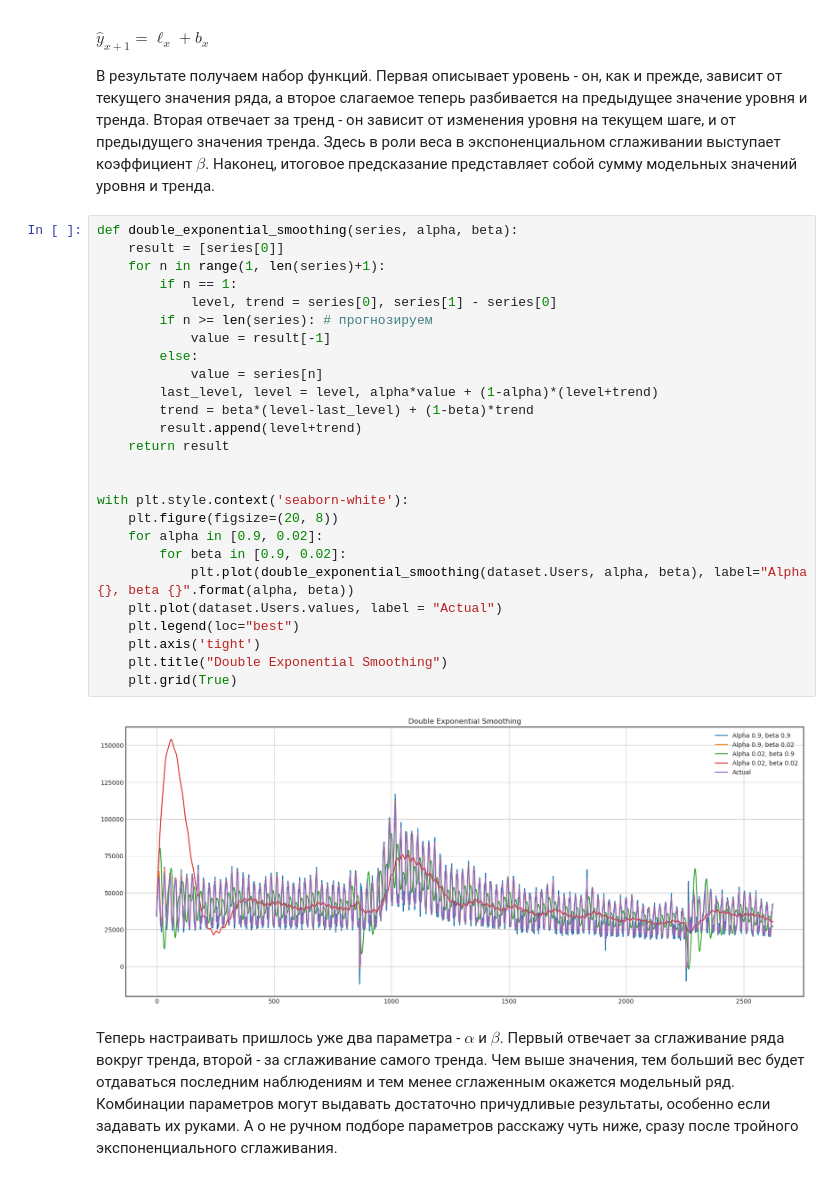
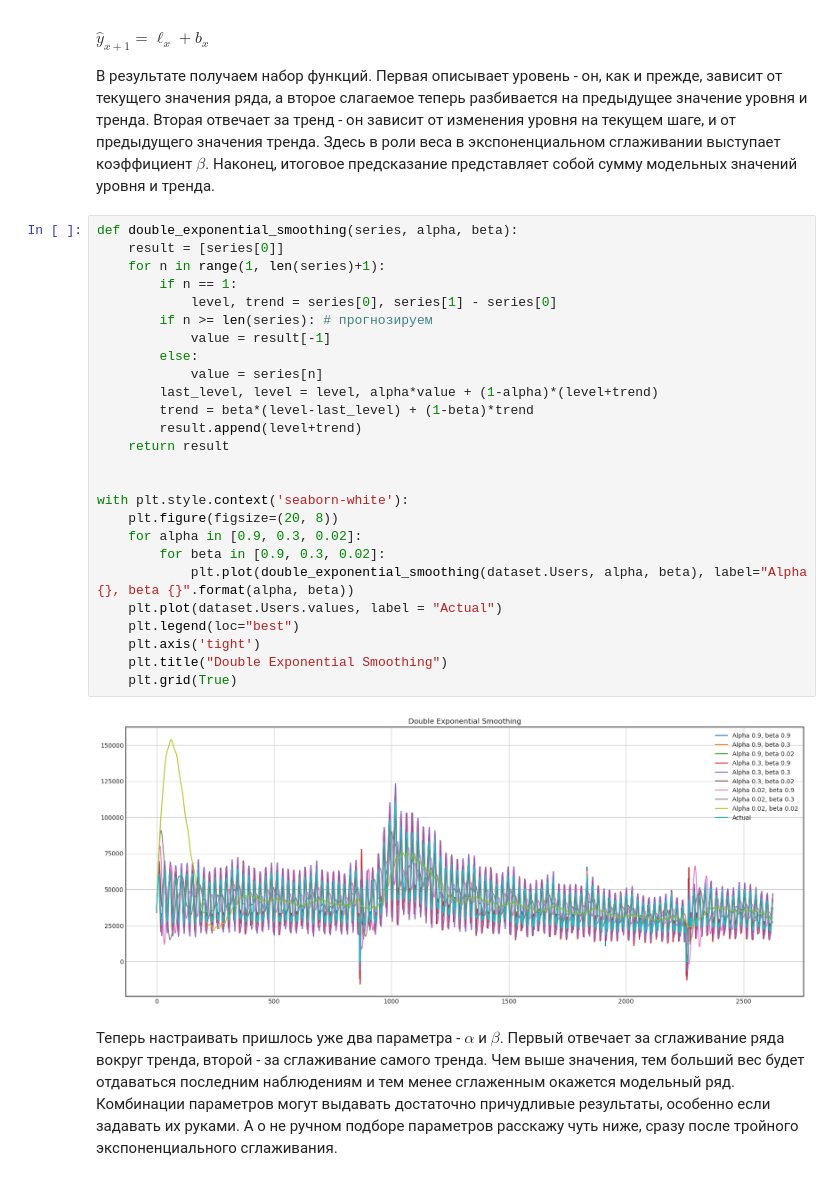
Before and after one commit to egorgrinevich/TMS_projects, a Jupyter notebook: Lesson_38/Lesson 38.ipynb, the cells around one changed output. Cells and saved outputs as stored; diff of their text form.

```diff
--- a/Lesson_38/Lesson 38.ipynb
+++ b/Lesson_38/Lesson 38.ipynb
@@ -183,31 +183,31 @@ $\hat{y}_{x+1} = \ell_x + b_x$
 # %%
 def double_exponential_smoothing(series, alpha, beta):
     result = [series[0]]
     for n in range(1, len(series)+1):
         if n == 1:
             level, trend = series[0], series[1] - series[0]
         if n >= len(series): # прогнозируем
             value = result[-1]
         else:
             value = series[n]
         last_level, level = level, alpha*value + (1-alpha)*(level+trend)
         trend = beta*(level-last_level) + (1-beta)*trend
         result.append(level+trend)
     return result
 
 
 with plt.style.context('seaborn-white'):
     plt.figure(figsize=(20, 8))
-    for alpha in [0.9, 0.02]:
-        for beta in [0.9, 0.02]:
+    for alpha in [0.9, 0.3, 0.02]:
+        for beta in [0.9, 0.3, 0.02]:
             plt.plot(double_exponential_smoothing(dataset.Users, alpha, beta), label="Alpha {}, beta {}".format(alpha, beta))
     plt.plot(dataset.Users.values, label = "Actual")
     plt.legend(loc="best")
     plt.axis('tight')
     plt.title("Double Exponential Smoothing")
     plt.grid(True)
 # %% [output]
-[figure, old version]
+[figure, new version]
 # %% [markdown]
 Теперь настраивать пришлось уже два параметра - $\alpha$ и $\beta$. Первый отвечает за сглаживание ряда вокруг тренда, второй - за сглаживание самого тренда. Чем выше значения, тем больший вес будет отдаваться последним наблюдениям и тем менее сглаженным окажется модельный ряд. Комбинации параметров могут выдавать достаточно причудливые результаты, особенно если задавать их руками. А о не ручном подборе параметров расскажу чуть ниже, сразу после тройного экспоненциального сглаживания.
 # %% [markdown]
```
Also changed, not shown: 3 other files.
